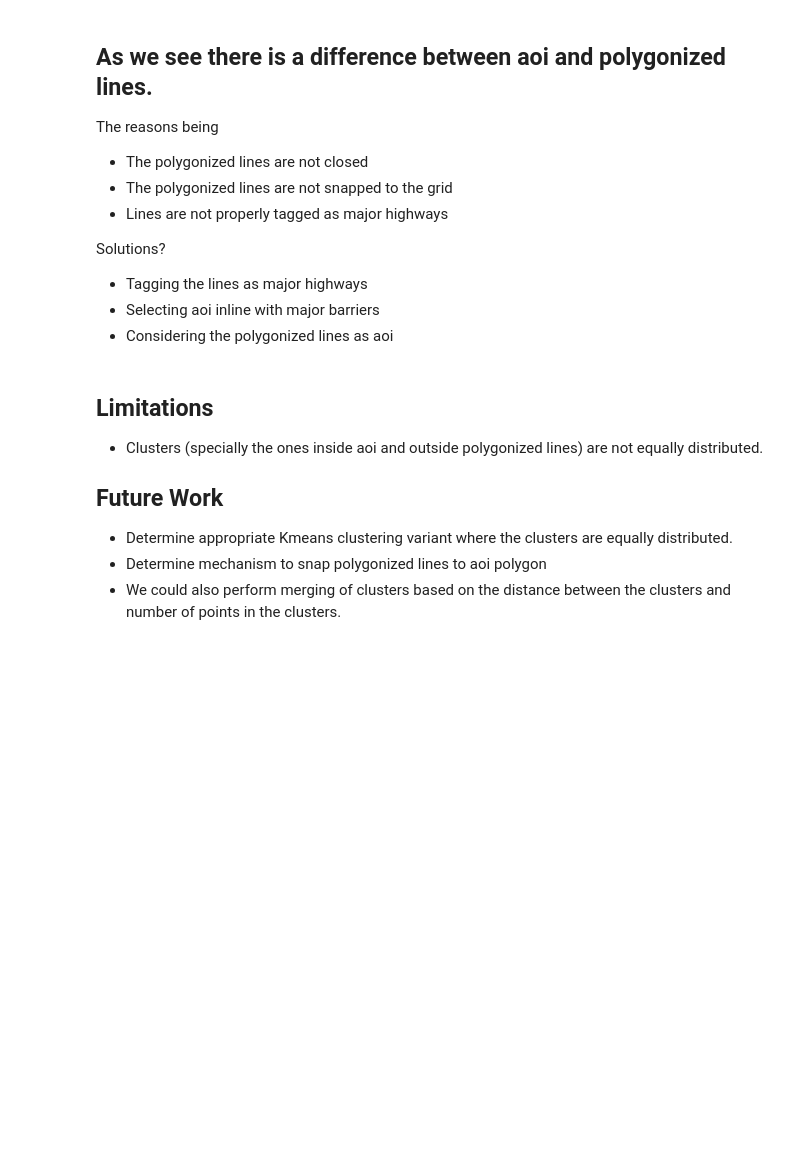
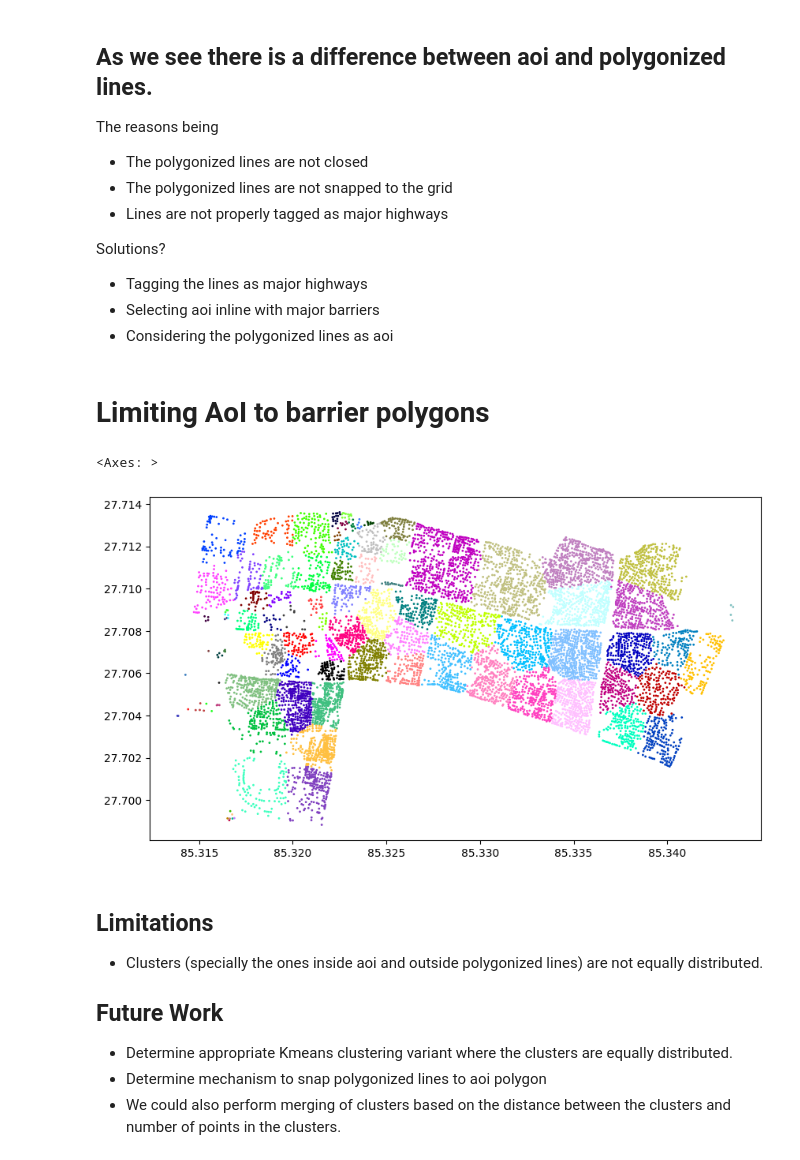
Before and after one commit to fmtm-hackathon/Bug-Developers, a Jupyter notebook: solution.ipynb, the cells around one changed output. Cells and saved outputs as stored; diff of their text form; code cells hidden in the pictures; blank space fills up the shorter version.

```diff
--- a/solution.ipynb
+++ b/solution.ipynb
@@ -217,6 +217,14 @@ Solutions?
 - Tagging the lines as major highways
 - Selecting aoi inline with major barriers
 - Considering the polygonized lines as aoi
+# %% [markdown]
+# Limiting AoI to barrier polygons
+# %%
+new_gdf = grouped_centroids_gdf[grouped_centroids_gdf['polygon_id'] != -1]
+new_gdf.plot(markersize=1, figsize=(10,10), column='final_cluster_id' , cmap=cmap)
+# %% [output]
+<Axes: >
+[figure, added]
 # %% [markdown]
 ## Limitations
 
```
